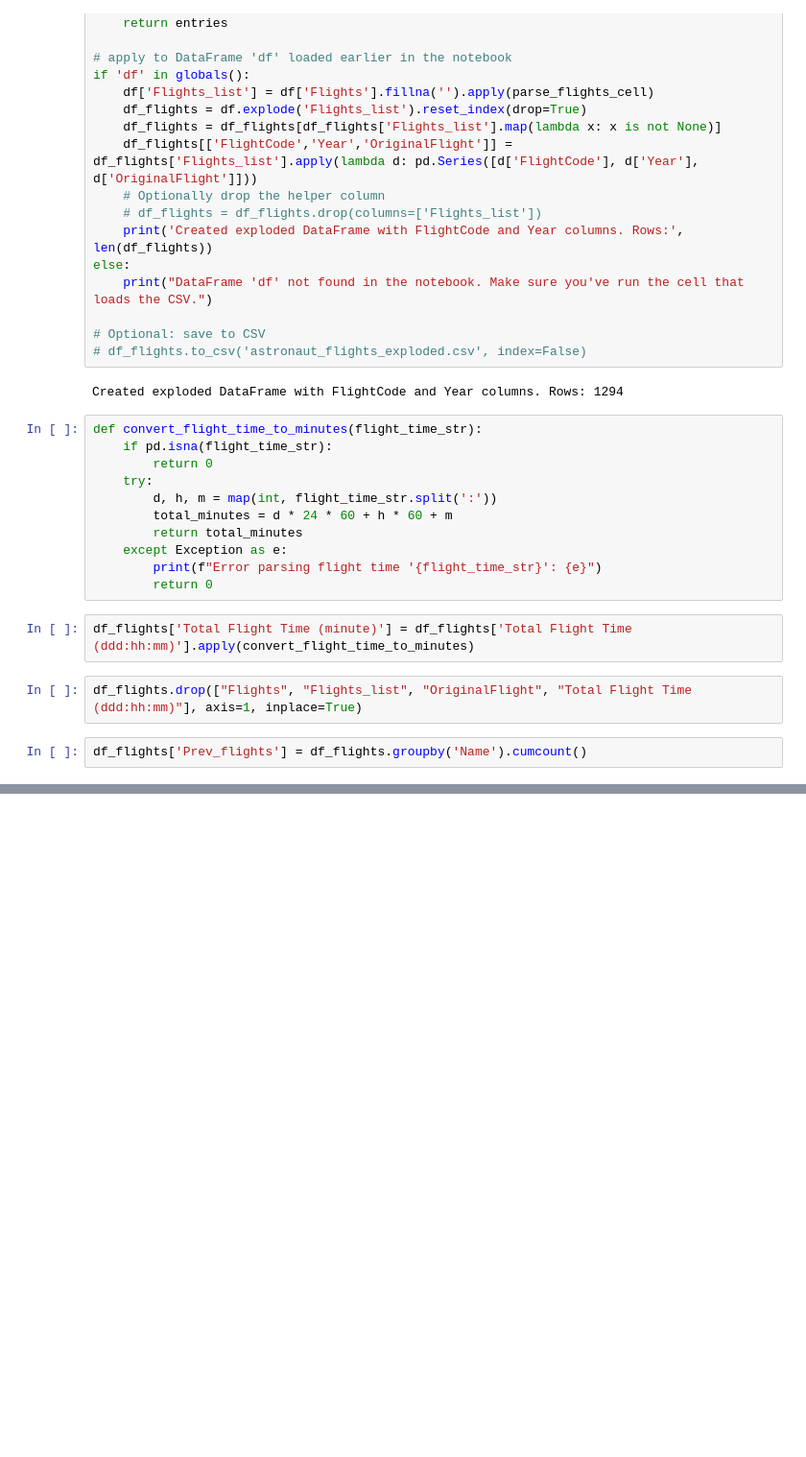
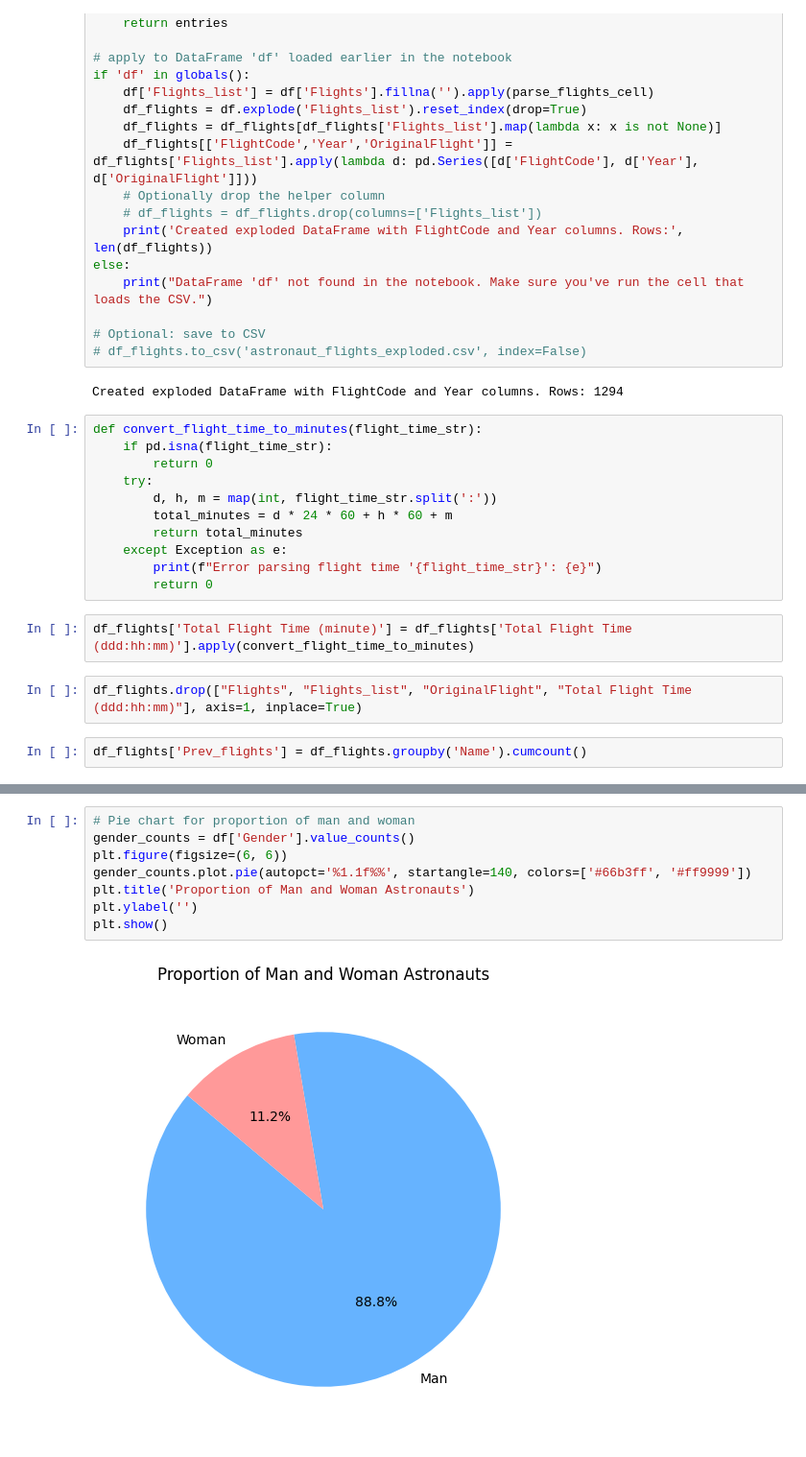
Before and after one commit to CDCThjnk/Model, a Jupyter notebook: Data Analysis/cleanData.ipynb, the cells around one changed output, grey strips where cells are left out. Shown at 96% size. Cells and saved outputs as stored; diff of their text form; blank space fills up the shorter version.

```diff
--- a/Data Analysis/cleanData.ipynb
+++ b/Data Analysis/cleanData.ipynb
@@ -88,0 +115,10 @@ df_flights
+# %%
+# Pie chart for proportion of man and woman
+gender_counts = df['Gender'].value_counts()
+plt.figure(figsize=(6, 6))
+gender_counts.plot.pie(autopct='%1.1f%%', startangle=140, colors=['#66b3ff', '#ff9999'])
+plt.title('Proportion of Man and Woman Astronauts')
+plt.ylabel('')
+plt.show()
+# %% [output]
+[figure, added]
```
Also changed, not shown: parts of 13 cells of this notebook.
